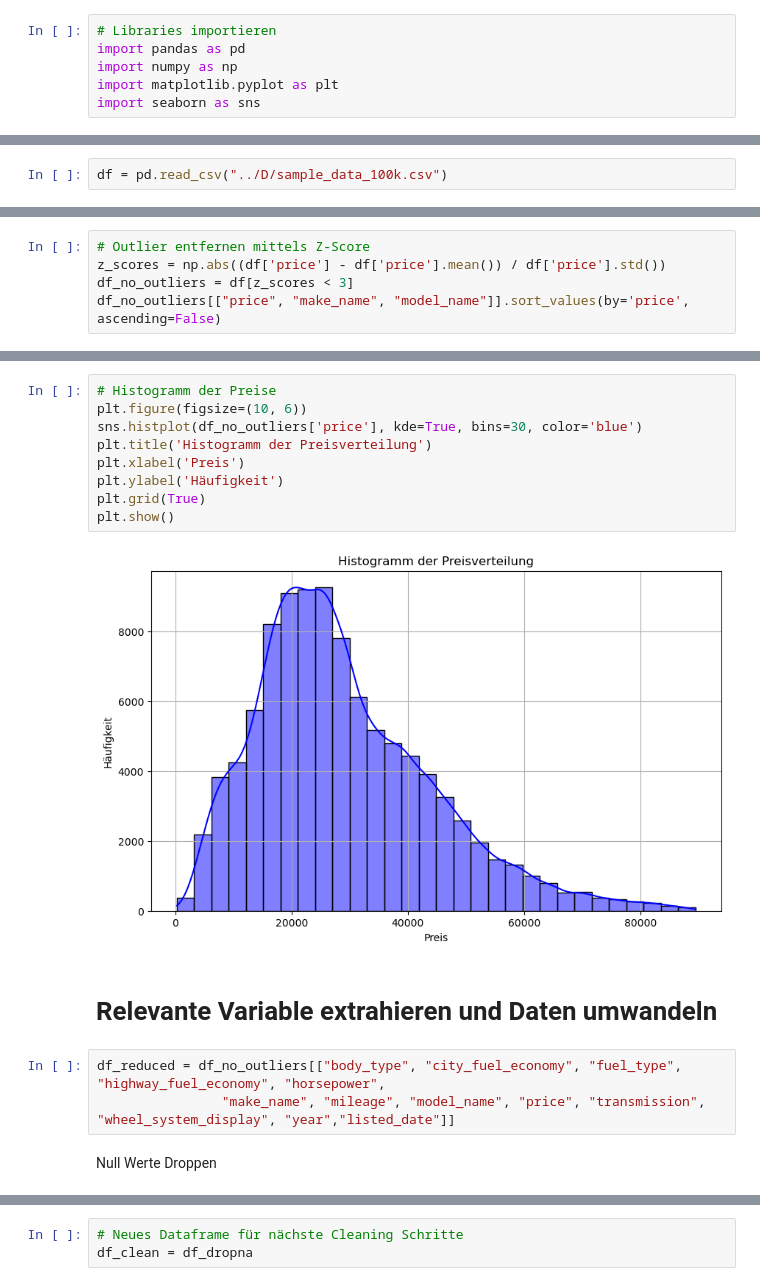
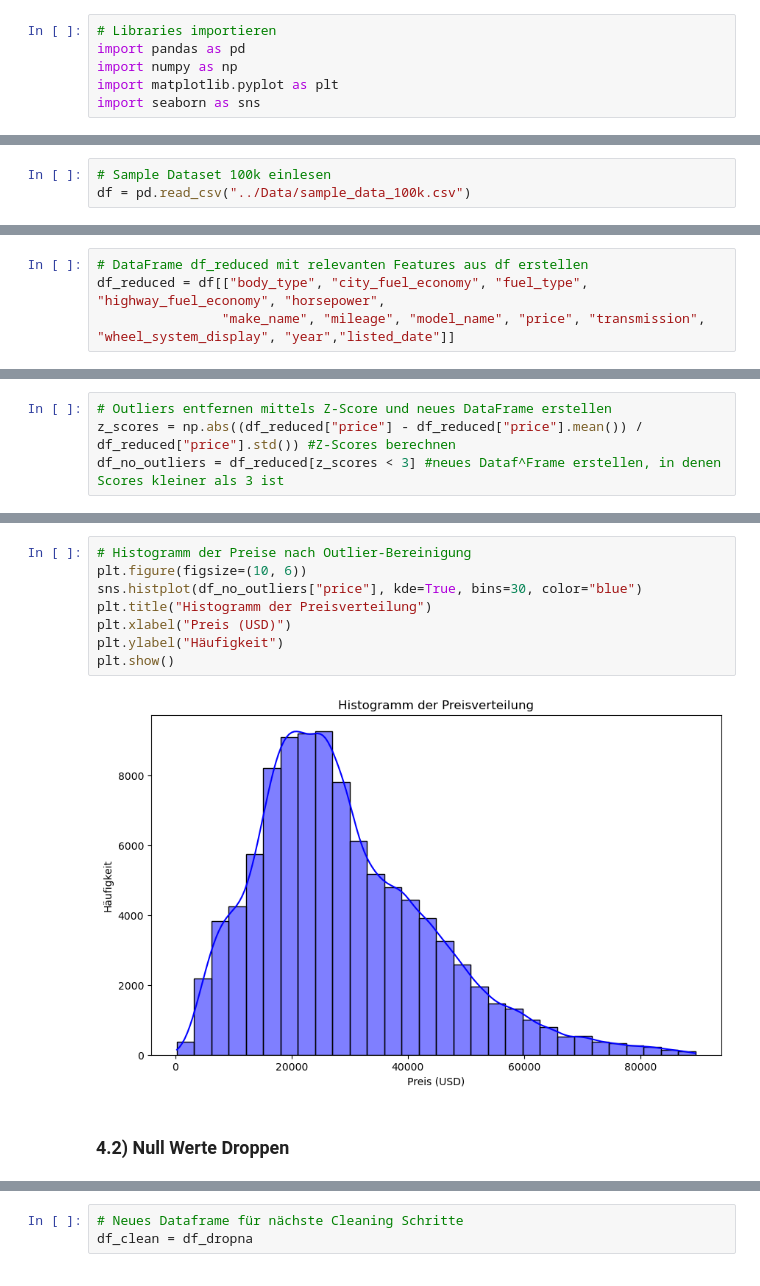
Before and after one commit to rutzc/Cars_PricePred, a Jupyter notebook: Notebooks/03_CleanDataSet_Erstellen.ipynb, the cells around one changed output, grey strips where cells are left out. Drawn from its saved outputs; the diff is of its cells as text.

```diff
--- a/Notebooks/03_CleanDataSet_Erstellen.ipynb
+++ b/Notebooks/03_CleanDataSet_Erstellen.ipynb
@@ -11,2 +13,3 @@ import seaborn as sns
 # %%
-df = pd.read_csv("../D/sample_data_100k.csv")
+# Sample Dataset 100k einlesen
+df = pd.read_csv("../Data/sample_data_100k.csv")
@@ -13 +41,5 @@ df = pd.read_csv("../D/sample_data_100k.csv")
+# %%
+# DataFrame df_reduced mit relevanten Features aus df erstellen
+df_reduced = df[["body_type", "city_fuel_economy", "fuel_type", "highway_fuel_economy", "horsepower",
+                "make_name", "mileage", "model_name", "price", "transmission", "wheel_system_display", "year","listed_date"]]
 # %%
@@ -37,5 +76,4 @@ Outliers entfernen
 # %%
-# Outlier entfernen mittels Z-Score
-z_scores = np.abs((df['price'] - df['price'].mean()) / df['price'].std())
-df_no_outliers = df[z_scores < 3]
-df_no_outliers[["price", "make_name", "model_name"]].sort_values(by='price', ascending=False)
+# Outliers entfernen mittels Z-Score und neues DataFrame erstellen
+z_scores = np.abs((df_reduced["price"] - df_reduced["price"].mean()) / df_reduced["price"].std()) #Z-Scores berechnen
+df_no_outliers = df_reduced[z_scores < 3] #neues Dataf^Frame erstellen, in denen Scores kleiner als 3 ist
@@ -56,18 +114,12 @@ df_no_outliers[["price", "make_name", "model_name"]].sort_values(by='price', asc
 # %%
-# Histogramm der Preise
+# Histogramm der Preise nach Outlier-Bereinigung
 plt.figure(figsize=(10, 6))
-sns.histplot(df_no_outliers['price'], kde=True, bins=30, color='blue')
-plt.title('Histogramm der Preisverteilung')
-plt.xlabel('Preis')
-plt.ylabel('Häufigkeit')
-plt.grid(True)
+sns.histplot(df_no_outliers["price"], kde=True, bins=30, color="blue")
+plt.title("Histogramm der Preisverteilung")
+plt.xlabel("Preis (USD)")
+plt.ylabel("Häufigkeit")
 plt.show()
 # %% [output]
-[figure, old version]
+[figure, new version]
-# %% [markdown]
-# Relevante Variable extrahieren und Daten umwandeln
-# %%
-df_reduced = df_no_outliers[["body_type", "city_fuel_economy", "fuel_type", "highway_fuel_economy", "horsepower",
-                "make_name", "mileage", "model_name", "price", "transmission", "wheel_system_display", "year","listed_date"]]
-# %% [markdown]
-Null Werte Droppen
+# %% [markdown]
+### 4.2) Null Werte Droppen
```
Also changed, not shown: parts of 21 cells of this notebook, 2 other files.
